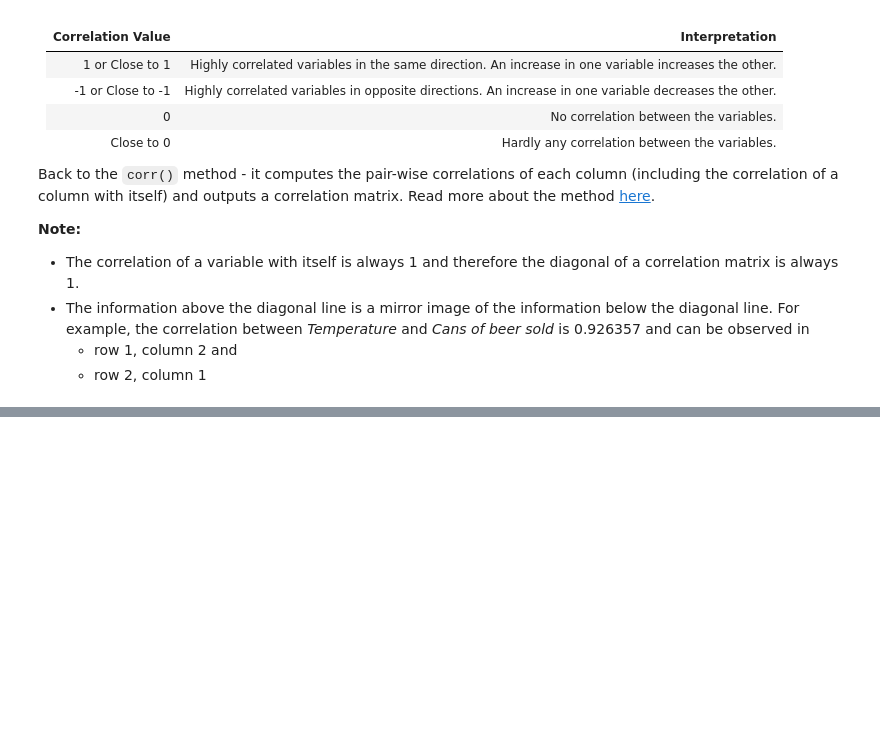
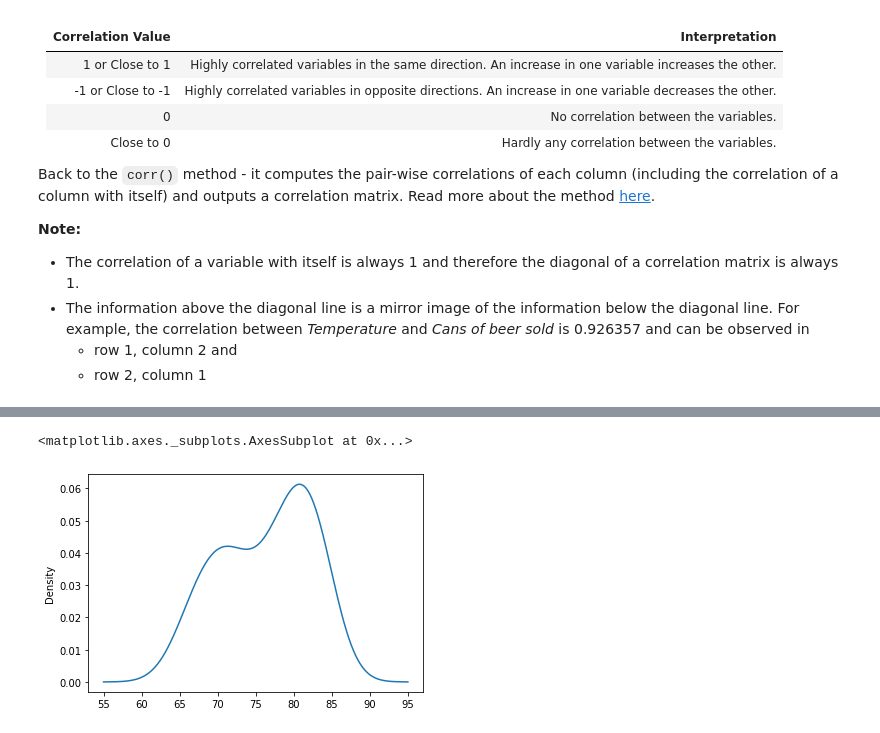
Before and after one commit to IshanaRaina/pandas-labs, a Jupyter notebook: baby_pandas.ipynb, the cells around one changed output, grey strips where cells are left out. Saved outputs shown, nothing was run; the diff lists cells and outputs as text; code cells hidden in the pictures; blank space fills up the shorter version.

```diff
--- a/baby_pandas.ipynb
+++ b/baby_pandas.ipynb
@@ -431,0 +463,5 @@ _Temperature_ and _Cans of beer sold_ are highly correlated with a value of 0.92
+# %%
+df['Temperature'].plot.density()
+# %% [output]
+<matplotlib.axes._subplots.AxesSubplot at 0x...>
+[figure, added]
```
Also changed, not shown: parts of 25 cells of this notebook.
